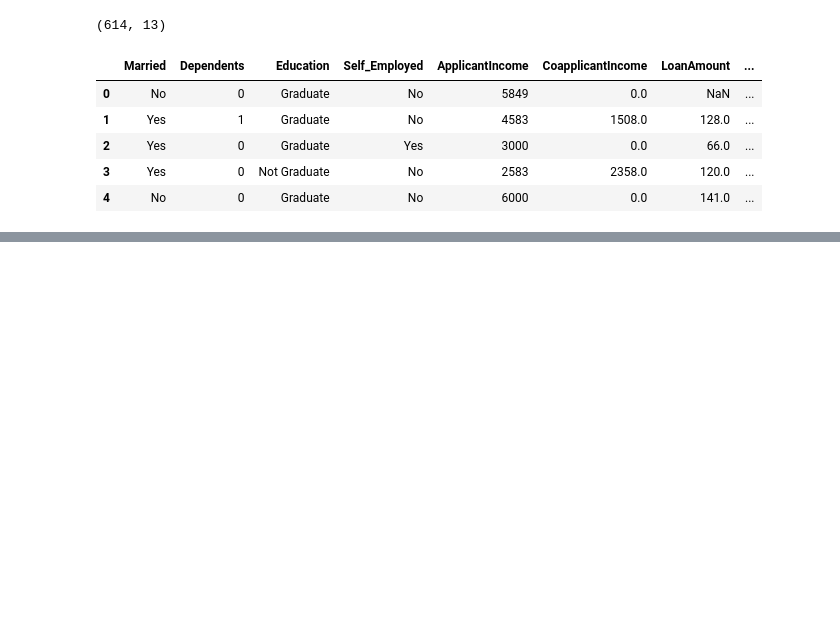
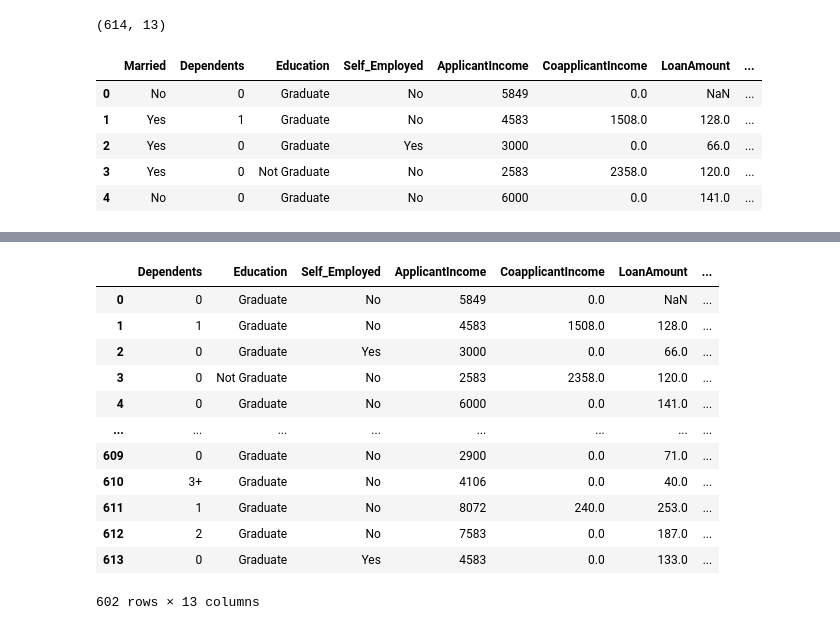
Before and after one commit to OlubiyiMosope/Loan_prediction, a Jupyter notebook: Loan Prediction.ipynb, the cells around one changed output, grey strips where cells are left out. Drawn from its saved outputs; the diff is of its cells as text; code cells hidden in the pictures; blank space fills up the shorter version.

```diff
--- a/Loan Prediction.ipynb
+++ b/Loan Prediction.ipynb
@@ -221,0 +364,7 @@ train3.head()
+# %%
+# get the index of all rows with 2 or more nan values
+ind = []
+for index in train4.index:
+    if np.sum(train4.loc[index,:].isnull(), axis=0) >= 2:
+        ind.append(index)
+print(ind, len(ind))
@@ -221,0 +388,16 @@ train3.head()
+# %%
+train4.drop(ind)
+# %% [output]
+|  | Dependents | Education | Self_Employed | ApplicantIncome | CoapplicantIncome | LoanAmount | ... |
+| 0 | 0 | Graduate | No | 5849 | 0.0 | NaN | ... |
+| 1 | 1 | Graduate | No | 4583 | 1508.0 | 128.0 | ... |
+| 2 | 0 | Graduate | Yes | 3000 | 0.0 | 66.0 | ... |
+| 3 | 0 | Not Graduate | No | 2583 | 2358.0 | 120.0 | ... |
+| 4 | 0 | Graduate | No | 6000 | 0.0 | 141.0 | ... |
+| ... | ... | ... | ... | ... | ... | ... | ... |
+| 609 | 0 | Graduate | No | 2900 | 0.0 | 71.0 | ... |
+| 610 | 3+ | Graduate | No | 4106 | 0.0 | 40.0 | ... |
+| 611 | 1 | Graduate | No | 8072 | 240.0 | 253.0 | ... |
+| 612 | 2 | Graduate | No | 7583 | 0.0 | 187.0 | ... |
+| 613 | 0 | Graduate | Yes | 4583 | 0.0 | 133.0 | ... |
+602 rows × 13 columns
```
Also changed, not shown: parts of 35 cells of this notebook.
